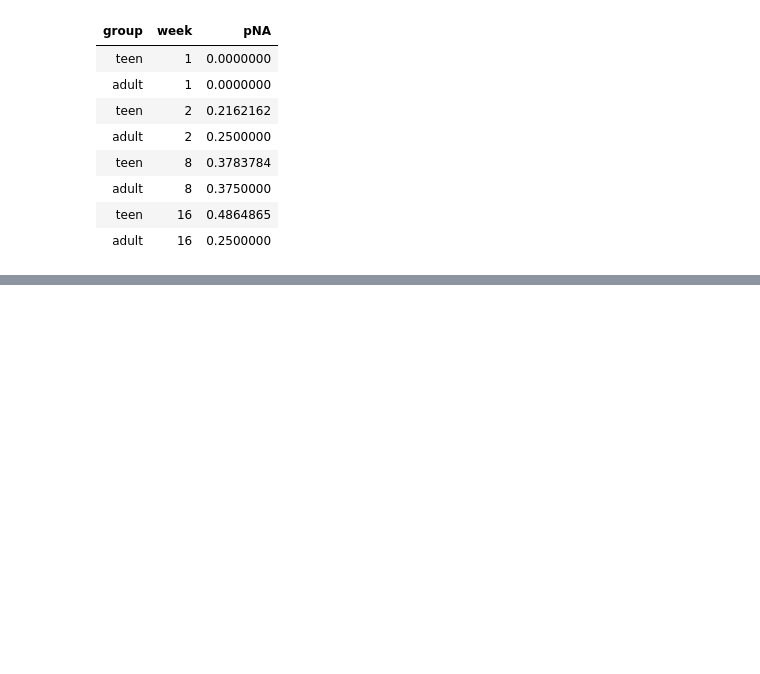
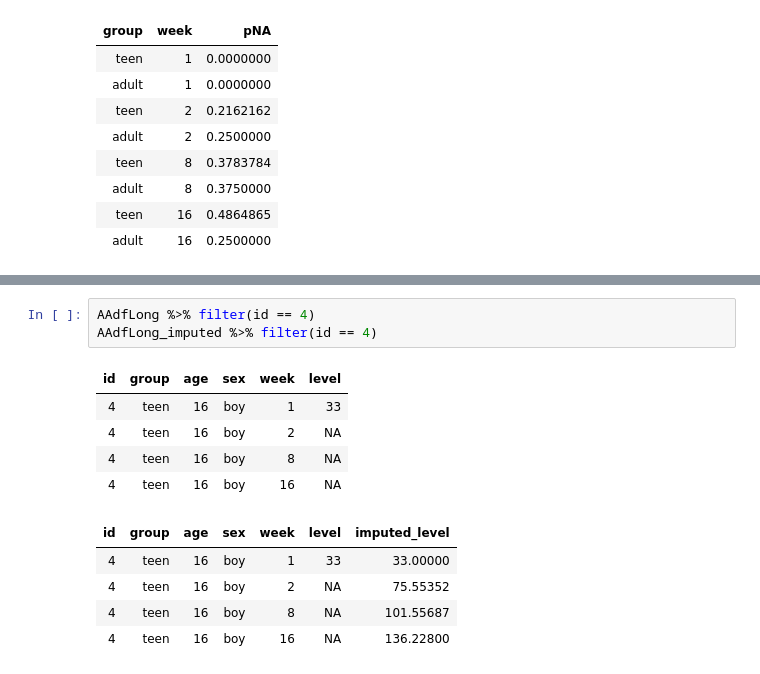
Before and after one commit to notblank/AA-leche-humana, a Jupyter notebook: Multilevel models and Imputations.ipynb, the cells around one changed output, grey strips where cells are left out. Saved outputs shown, nothing was run; the diff lists cells and outputs as text; blank space fills up the shorter version.

```diff
--- a/Multilevel models and Imputations.ipynb
+++ b/Multilevel models and Imputations.ipynb
@@ -269,0 +383,14 @@ AAdf %>% filter(is.na(GLUMature2m))
+# %%
+AAdfLong %>% filter(id == 4)
+AAdfLong_imputed %>% filter(id == 4)
+# %% [output]
+| id | group | age | sex | week | level |
+| 4 | teen | 16 | boy | 1 | 33 |
+| 4 | teen | 16 | boy | 2 | NA |
+| 4 | teen | 16 | boy | 8 | NA |
+| 4 | teen | 16 | boy | 16 | NA |
+| id | group | age | sex | week | level | imputed_level |
+| 4 | teen | 16 | boy | 1 | 33 | 33.00000 |
+| 4 | teen | 16 | boy | 2 | NA | 75.55352 |
+| 4 | teen | 16 | boy | 8 | NA | 101.55687 |
+| 4 | teen | 16 | boy | 16 | NA | 136.22800 |
```
Also changed, not shown: parts of 16 cells of this notebook, 2 other files.
